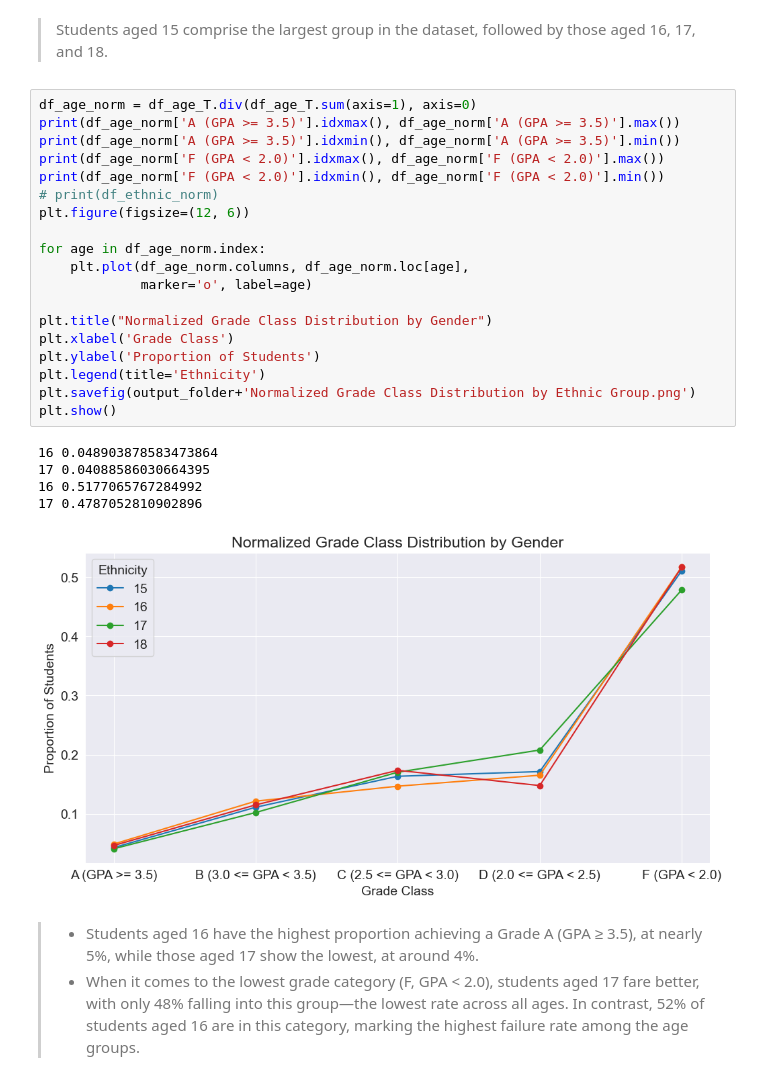
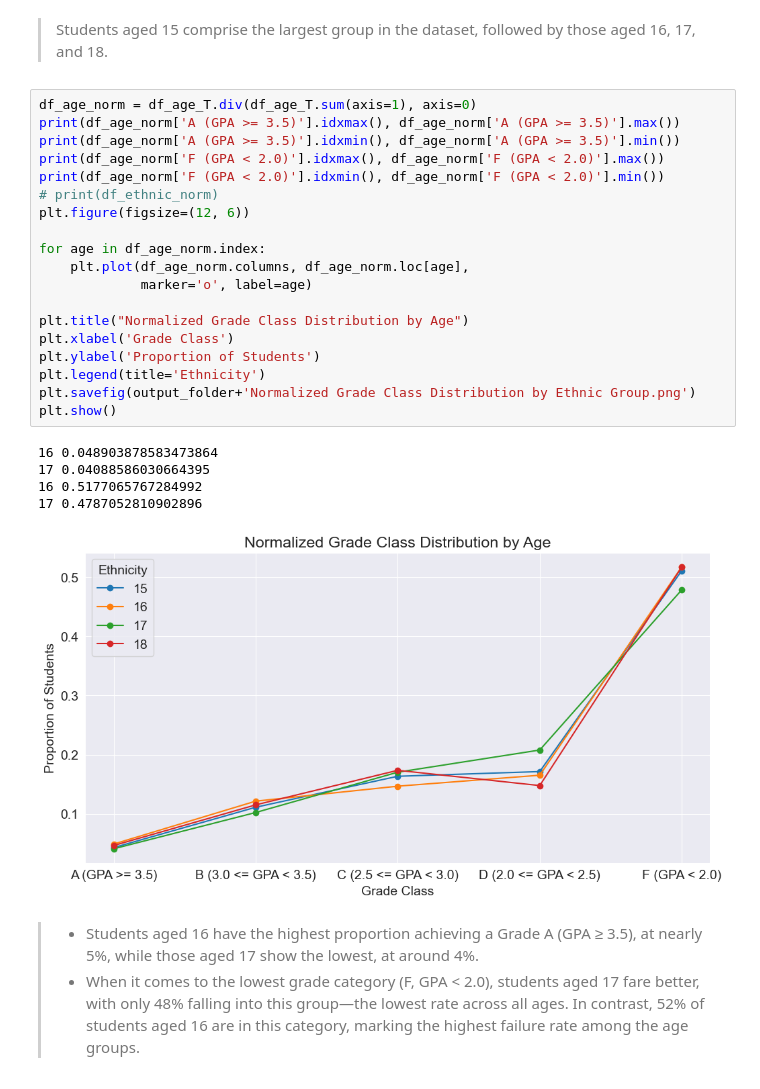
Before and after one commit to T-Naing/Jupyter, a Jupyter notebook: EDA_student_performance/EDA_student_performance.ipynb, the cells around one changed output. Cells and saved outputs as stored; diff of their text form.

Commit message:
Fixing chart title

```diff
--- a/EDA_student_performance/EDA_student_performance.ipynb
+++ b/EDA_student_performance/EDA_student_performance.ipynb
@@ -589,28 +589,28 @@ plt.show()
 # %%
 df_age_norm = df_age_T.div(df_age_T.sum(axis=1), axis=0)
 print(df_age_norm['A (GPA >= 3.5)'].idxmax(), df_age_norm['A (GPA >= 3.5)'].max())
 print(df_age_norm['A (GPA >= 3.5)'].idxmin(), df_age_norm['A (GPA >= 3.5)'].min())
 print(df_age_norm['F (GPA < 2.0)'].idxmax(), df_age_norm['F (GPA < 2.0)'].max())
 print(df_age_norm['F (GPA < 2.0)'].idxmin(), df_age_norm['F (GPA < 2.0)'].min())
 # print(df_ethnic_norm)
 plt.figure(figsize=(12, 6))
 
 for age in df_age_norm.index:
     plt.plot(df_age_norm.columns, df_age_norm.loc[age],
              marker='o', label=age)
 
-plt.title("Normalized Grade Class Distribution by Gender")
+plt.title("Normalized Grade Class Distribution by Age")
 plt.xlabel('Grade Class')
 plt.ylabel('Proportion of Students')
 plt.legend(title='Ethnicity')
 plt.savefig(output_folder+'Normalized Grade Class Distribution by Ethnic Group.png')
 plt.show()
 # %% [output]
 16 0.048903878583473864
 17 0.04088586030664395
 16 0.5177065767284992
 17 0.4787052810902896
-[figure, old version]
+[figure, new version]
 # %% [markdown]
 >- Students aged 16 have the highest proportion achieving a Grade A (GPA ≥ 3.5), at nearly 5%, while those aged 17 show the lowest, at around 4%.
 >- When it comes to the lowest grade category (F, GPA < 2.0), students aged 17 fare better, with only 48% falling into this group—the lowest rate across all ages. In contrast, 52% of students aged 16 are in this category, marking the highest failure rate among the age groups.
```
Also changed, not shown: parts of 2 cells of this notebook, 6 other files.
